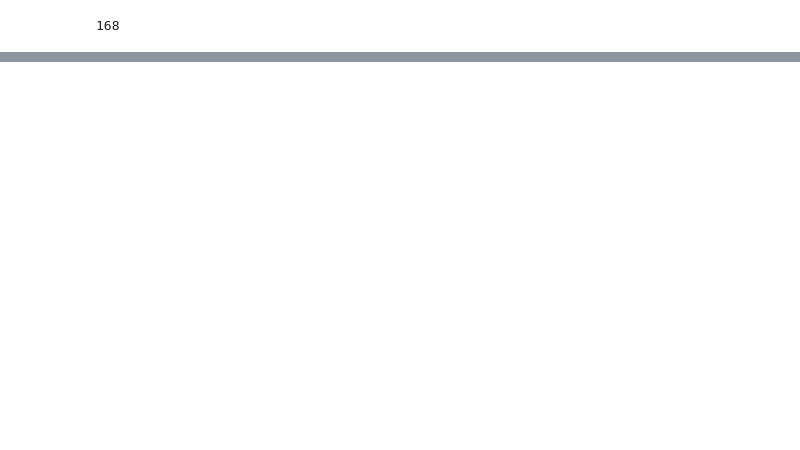
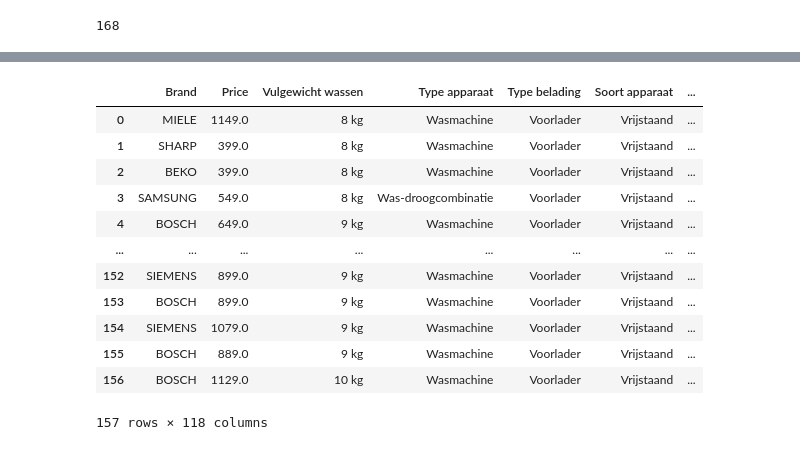
Before and after one commit to hamitdnc/mediamarkt_analysis_prediction, a Jupyter notebook: Selenium_Soup.ipynb, the cells around one changed output, grey strips where cells are left out. Cells and saved outputs as stored; diff of their text form; code cells hidden in the pictures; blank space fills up the shorter version.

```diff
--- a/Selenium_Soup.ipynb
+++ b/Selenium_Soup.ipynb
@@ -252,4 +186,0 @@ Software-updates vanuit fabrikant
-# %%
-l0=driver.find_elements(By.CSS_SELECTOR,"#features > div.StyledFoldable-sc-1e6f7m3-0.bnTrpE > div > div > div > div > table:nth-child(1) > tbody")
-for i in l0 :
-    print (i.text)
@@ -263,4 +186,0 @@ Bediening Elektronisch
-# %%
-l1=driver.find_elements(By.CSS_SELECTOR,"#features > div.StyledFoldable-sc-1e6f7m3-0.bnTrpE > div > div > div > div > table:nth-child(1) > tbody > tr:nth-child(1) > td.StyledDataCell-y8xttg-0.hylWZJ")
-for i in l1 :
-    print (i.text)
@@ -269,4 +186,0 @@ Vulgewicht wassen
-# %%
-l2=driver.find_elements(By.CSS_SELECTOR,"#features > div.StyledFoldable-sc-1e6f7m3-0.bnTrpE > div > div > div > div > table:nth-child(1) > tbody > tr:nth-child(1) > td.StyledDataCell-y8xttg-0.izdyJt.StyledTableCell-ea56b7-2.jCWWgG")
-for i in l2 :
-    print (i.text)
@@ -274,0 +187,5 @@ for i in l2 :
+# %%
+y = get_text_css_selector("#StyledPdpWrapper > div:nth-child(1) > div > div.StyledCell-sc-1wk5bje-0.czucjO.StyledPdpHeaderCell-sc-19sjv8w-3.jUzlIr > div > div.StyledRatingAndInfo-rkspnd-2.hTzUFu > span")
+new_list_y = y.split("|")
+y_brand = new_list_y[len(new_list_y)-1].strip()
+y_brand
@@ -274,0 +257,16 @@ for i in l2 :
+# %%
+output
+# %% [output]
+|  | Brand | Price | Vulgewicht wassen | Type apparaat | Type belading | Soort apparaat | ... |
+| 0 | MIELE | 1149.0 | 8 kg | Wasmachine | Voorlader | Vrijstaand | ... |
+| 1 | SHARP | 399.0 | 8 kg | Wasmachine | Voorlader | Vrijstaand | ... |
+| 2 | BEKO | 399.0 | 8 kg | Wasmachine | Voorlader | Vrijstaand | ... |
+| 3 | SAMSUNG | 549.0 | 8 kg | Was-droogcombinatie | Voorlader | Vrijstaand | ... |
+| 4 | BOSCH | 649.0 | 9 kg | Wasmachine | Voorlader | Vrijstaand | ... |
+| ... | ... | ... | ... | ... | ... | ... | ... |
+| 152 | SIEMENS | 899.0 | 9 kg | Wasmachine | Voorlader | Vrijstaand | ... |
+| 153 | BOSCH | 899.0 | 9 kg | Wasmachine | Voorlader | Vrijstaand | ... |
+| 154 | SIEMENS | 1079.0 | 9 kg | Wasmachine | Voorlader | Vrijstaand | ... |
+| 155 | BOSCH | 889.0 | 9 kg | Wasmachine | Voorlader | Vrijstaand | ... |
+| 156 | BOSCH | 1129.0 | 10 kg | Wasmachine | Voorlader | Vrijstaand | ... |
+157 rows × 118 columns
```
Also changed, not shown: parts of 17 cells of this notebook, 5 other files.
